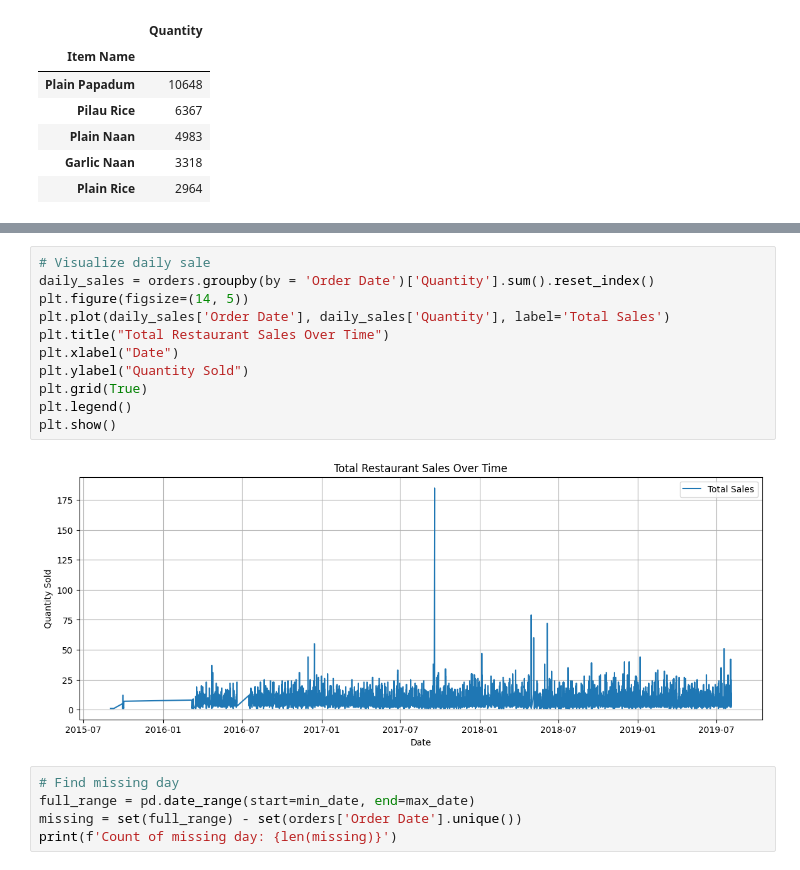
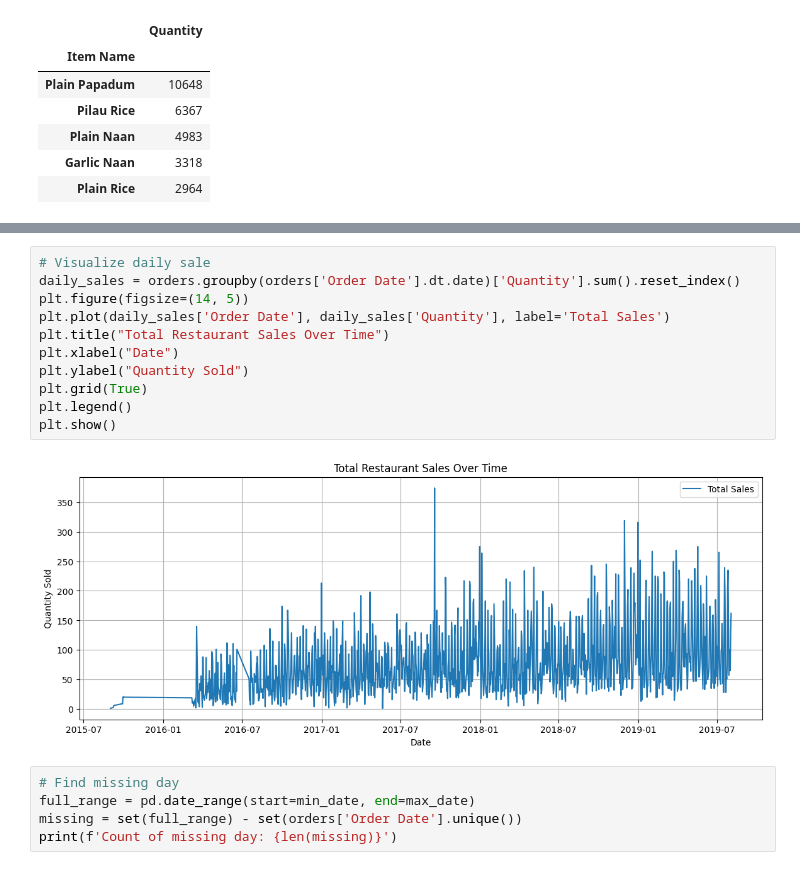
Before and after one commit to HoangUkr/Sale_Forecasting, a Jupyter notebook: Refine_Notebook.ipynb, the cells around one changed output, grey strips where cells are left out. Drawn from its saved outputs; the diff is of its cells as text.

```diff
--- a/Refine_Notebook.ipynb
+++ b/Refine_Notebook.ipynb
@@ -148,16 +148,16 @@ top_5_dish.tail(5)
 # %%
 # Visualize daily sale
-daily_sales = orders.groupby(by = 'Order Date')['Quantity'].sum().reset_index()
+daily_sales = orders.groupby(orders['Order Date'].dt.date)['Quantity'].sum().reset_index()
 plt.figure(figsize=(14, 5))
 plt.plot(daily_sales['Order Date'], daily_sales['Quantity'], label='Total Sales')
 plt.title("Total Restaurant Sales Over Time")
 plt.xlabel("Date")
 plt.ylabel("Quantity Sold")
 plt.grid(True)
 plt.legend()
 plt.show()
 # %% [output]
-[figure, old version]
+[figure, new version]
 # %%
 # Find missing day
 full_range = pd.date_range(start=min_date, end=max_date)
```
Also changed, not shown: parts of 28 cells of this notebook.
